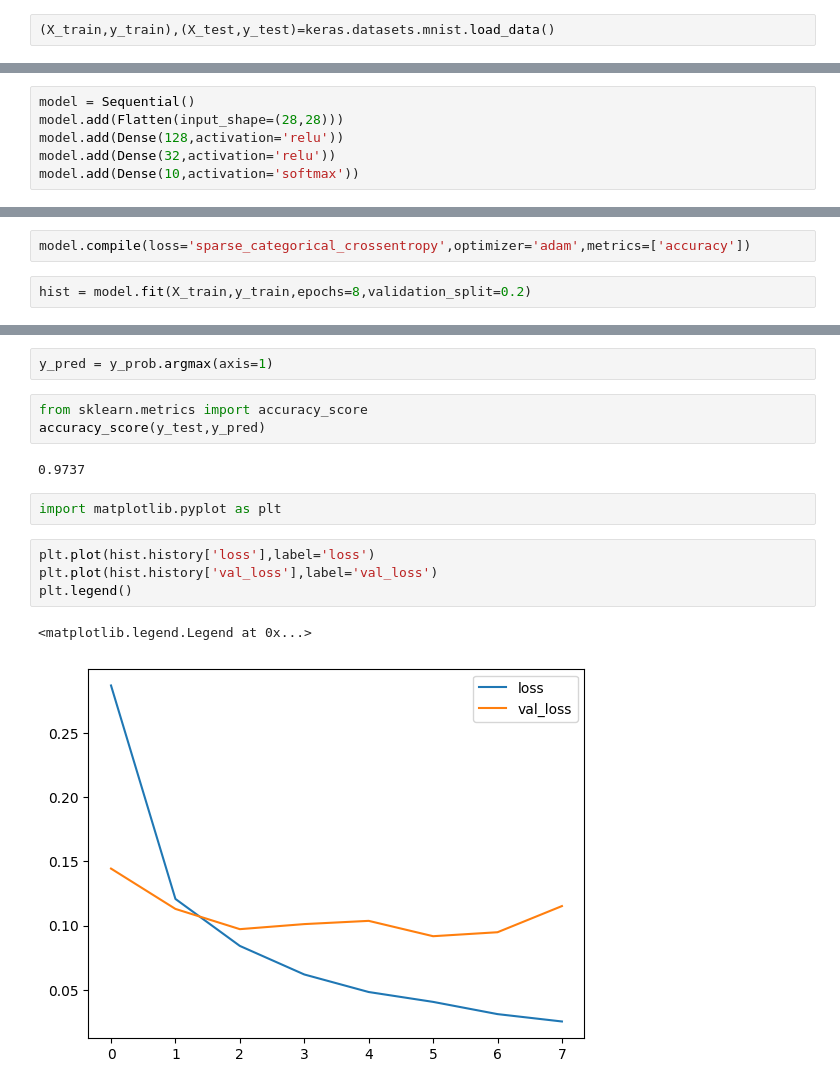
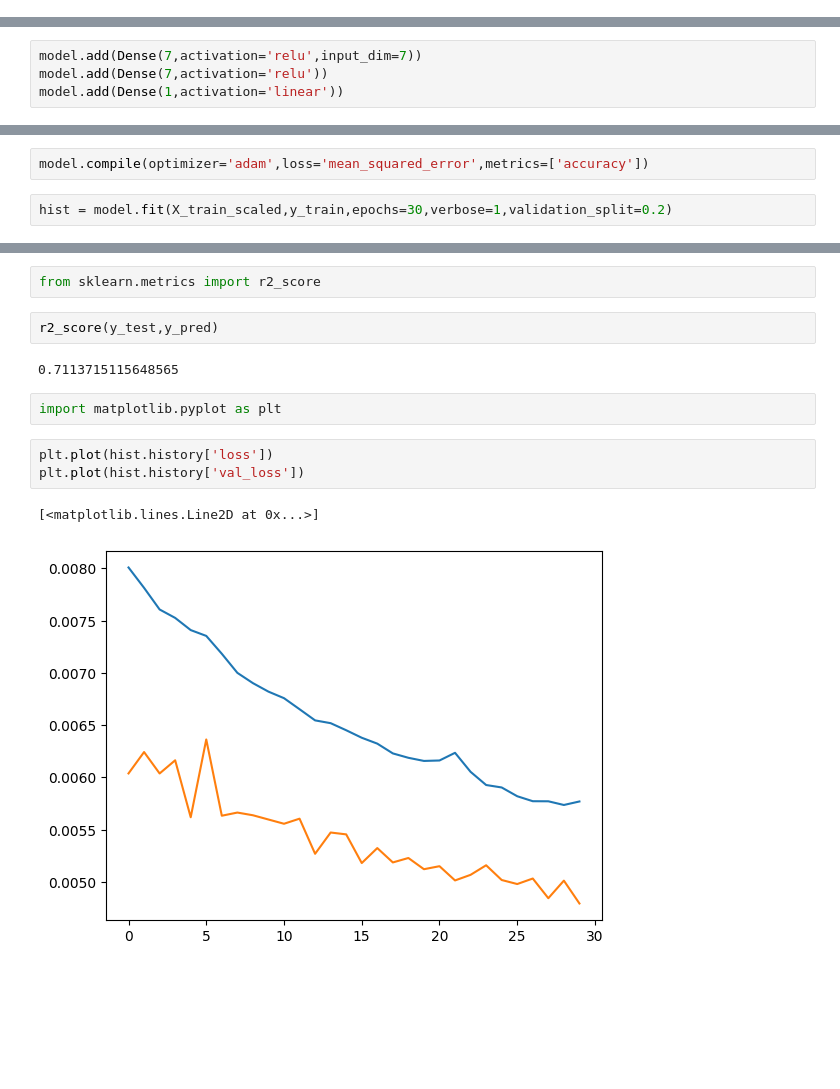
Before and after one commit to Maxie503/CampusX-100Days-of-DL, a Jupyter notebook: Untitled4.ipynb, the cells around one changed output, grey strips where cells are left out. Saved outputs shown, nothing was run; the diff lists cells and outputs as text; blank space fills up the shorter version.

```diff
--- a/Untitled4.ipynb
+++ b/Untitled4.ipynb
@@ -8,2 +73,0 @@ from tensorflow.keras.layers import Dense,Flatten
-# %%
-(X_train,y_train),(X_test,y_test)=keras.datasets.mnist.load_data()
@@ -23,9 +76,7 @@ plt.imshow(X_train[2])
 # %%
-model = Sequential()
-model.add(Flatten(input_shape=(28,28)))
-model.add(Dense(128,activation='relu'))
-model.add(Dense(32,activation='relu'))
-model.add(Dense(10,activation='softmax'))
+model.add(Dense(7,activation='relu',input_dim=7))
+model.add(Dense(7,activation='relu'))
+model.add(Dense(1,activation='linear'))
 # %%
 model.summary()
 # %% [output]
@@ -46,6 +95,6 @@ Model: "sequential_1"
  Non-trainable params: 0 (0.00 B)
 # %%
-model.compile(loss='sparse_categorical_crossentropy',optimizer='adam',metrics=['accuracy'])
+model.compile(optimizer='adam',loss='mean_squared_error',metrics=['accuracy'])
 # %%
-hist = model.fit(X_train,y_train,epochs=8,validation_split=0.2)
+hist = model.fit(X_train_scaled,y_train,epochs=30,verbose=1,validation_split=0.2)
 # %% [output]
@@ -72,17 +122,15 @@ y_prob = model.predict(X_test)
-# %%
-y_pred = y_prob.argmax(axis=1)
 # %%
-from sklearn.metrics import accuracy_score
-accuracy_score(y_test,y_pred)
+from sklearn.metrics import r2_score
-# %% [output]
-0.9737
+# %%
+r2_score(y_test,y_pred)
+# %% [output]
+0.7113715115648565
 # %%
 import matplotlib.pyplot as plt
 # %%
-plt.plot(hist.history['loss'],label='loss')
-plt.plot(hist.history['val_loss'],label='val_loss')
-plt.legend()
+plt.plot(hist.history['loss'])
+plt.plot(hist.history['val_loss'])
 # %% [output]
-<matplotlib.legend.Legend at 0x...>
+[<matplotlib.lines.Line2D at 0x...>]
-[figure, old version]
+[figure, new version]
 # %%
```
Also changed, not shown: parts of 23 cells of this notebook.
